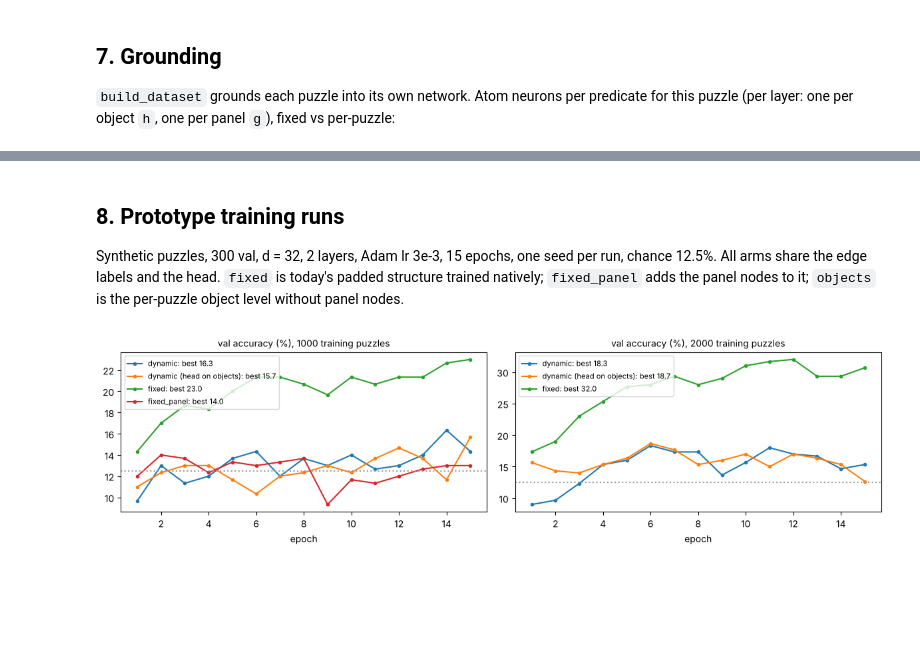
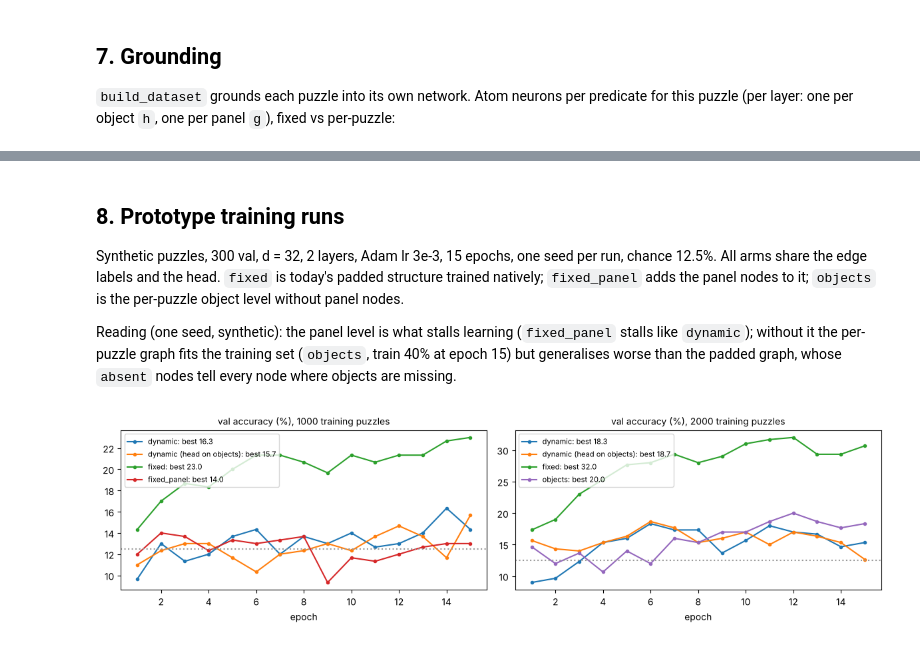
Before and after one commit to kaskare/rpm-thesis, a Jupyter notebook: notebooks/pynl_dynamic_graph.ipynb, the cells around one changed output, grey strips where cells are left out. Saved outputs shown, nothing was run; the diff lists cells and outputs as text; code cells hidden in the pictures; blank space fills up the shorter version.

```diff
--- a/notebooks/pynl_dynamic_graph.ipynb
+++ b/notebooks/pynl_dynamic_graph.ipynb
@@ -173,21 +173,27 @@ dynamic  {'g1': 16, 'h1': 16, 'g2': 16, 'answer': 1}
 Synthetic puzzles, 300 val, d = 32, 2 layers, Adam lr 3e-3, 15 epochs, one seed per run, chance 12.5%.
 All arms share the edge labels and the head. `fixed` is today's padded structure trained natively;
 `fixed_panel` adds the panel nodes to it; `objects` is the per-puzzle object level without panel nodes.
+
+Reading (one seed, synthetic): the panel level is what stalls learning (`fixed_panel` stalls like
+`dynamic`); without it the per-puzzle graph fits the training set (`objects`, train 40% at epoch 15)
+but generalises worse than the padded graph, whose `absent` nodes tell every node where objects are
+missing.
 # %%
 runs = [json.load(open(f)) for f in sorted(glob.glob("notebooks/dynamic_graph_runs/*.json"))]
 sizes = sorted({r["args"]["n_train"] for r in runs})
+COLOR = {"fixed": "C2", "fixed_panel": "C3", "dynamic": "C0", "dynamic (head on objects)": "C1", "objects": "C4"}
 fig, axs = plt.subplots(1, len(sizes), figsize=(6 * len(sizes), 3.4), squeeze=False)
 for ax, n in zip(axs[0], sizes):
     for r in runs:
         a = r["args"]
         if a["n_train"] != n:
             continue
         name = a["graph"] + (" (head on objects)" if a["graph"] == "dynamic" and a.get("pool") == "objects" else "")
         h = r["history"]
-        ax.plot([x["epoch"] for x in h], [100 * x["val"]["all"] for x in h], marker="o", ms=3,
+        ax.plot([x["epoch"] for x in h], [100 * x["val"]["all"] for x in h], marker="o", ms=3, color=COLOR[name],
                 label=f"{name}: best {100 * max(x['val']['all'] for x in h):.1f}")
     ax.axhline(12.5, color="0.6", ls=":")
     ax.set_title(f"val accuracy (%), {n} training puzzles", fontsize=10); ax.set_xlabel("epoch"); ax.legend(fontsize=8, loc="upper left")
 plt.tight_layout(); plt.show()
 # %% [output]
-[figure, old version]
+[figure, new version]
```
Also changed, not shown: parts of 1 cell of this notebook, 1 other file.
